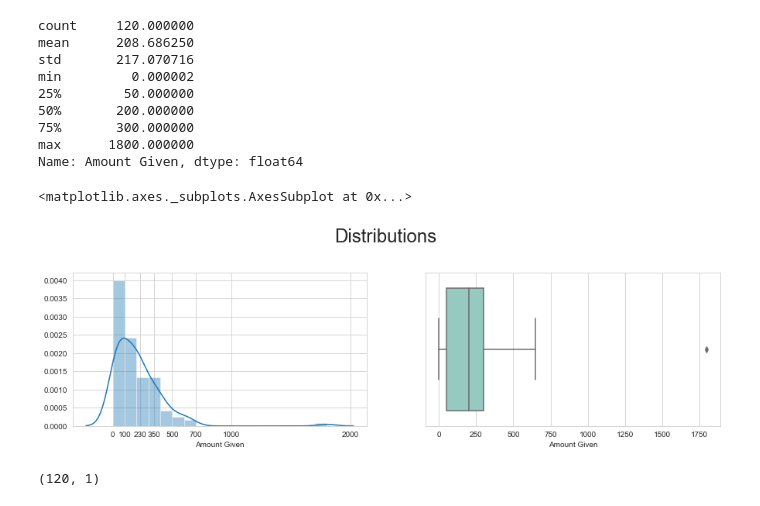
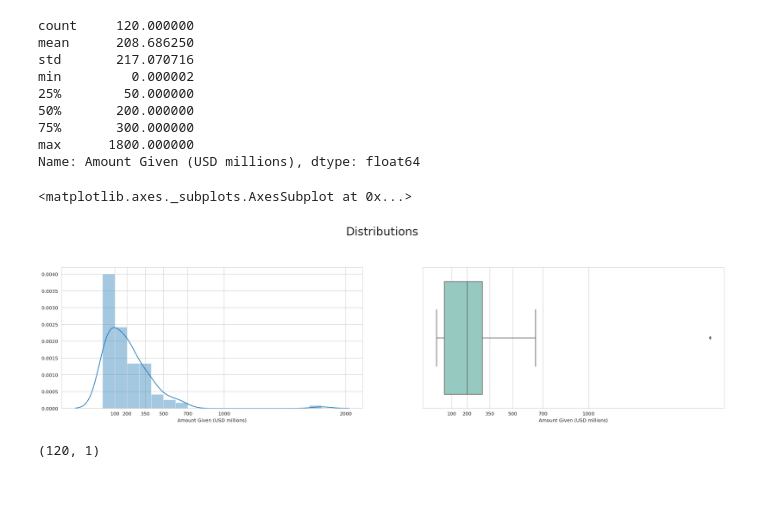
Before and after one commit to hgamit/datastuff, a Jupyter notebook: fundraising/DonorsTop.ipynb, the cells around one changed output. Saved outputs shown, nothing was run; the diff lists cells and outputs as text; code cells hidden in the pictures.

```diff
--- a/fundraising/DonorsTop.ipynb
+++ b/fundraising/DonorsTop.ipynb
@@ -19,10 +19,8 @@ import operator
 warnings.filterwarnings("ignore")
 init_notebook_mode(connected=True)
 
-path = "./"
-
 from pandas import ExcelWriter
 from pandas import ExcelFile
 
-df = pd.read_excel('higherEd.xlsx', sheetname='Largest gift by college')
-dftop = pd.read_excel('higherEd.xlsx', sheetname='Gifts over 50M USD')
+df = pd.read_excel('./input/higherEd.xlsx', sheetname='Largest gift by college')
+dftop = pd.read_excel('./input/higherEd.xlsx', sheetname='Gifts over 50M USD')
@@ -50,6 +27,13 @@ nans = lambda df: df[df.isnull().any(axis=1)]
 # %%
-df['Amount Given'] = (df['Amount Given'].astype(float)/1000000).astype(float)
-df['Year'] = (df['Year Given'].astype(float))
-df = df.drop(['Year Given'], axis=1)
-df.head()
+df['Amount Given (USD millions)'] = (df['Amount Given'].astype(float)/1000000).astype(float)
+df['Year'] = (df['Year Given'].astype(int))
+df = df.drop(['Year Given', 'Amount Given'], axis=1)
+
+dftop['Amount Given (USD millions)'] = (dftop['Amount Given'].astype(float)/1000000).astype(float)
+dftop = dftop.drop(['Amount Given'], axis=1)
+
+result = df.append([dftop])
+result = result.drop_duplicates()
+result.info()
+result.head(n=15)
 # %% [output]
@@ -107,5 +65,5 @@ result.sort_values(by=['Amount Given'], ascending=False).head(n=20)
 # %%
-result['Amount Given'].describe()
+result['Amount Given (USD millions)'].describe()
 # %% [output]
 count     120.000000
 mean      208.686250
@@ -115,23 +73,24 @@ min         0.000002
 50%       200.000000
 75%       300.000000
 max      1800.000000
-Name: Amount Given, dtype: float64
+Name: Amount Given (USD millions), dtype: float64
 # %%
 sns.set_style('whitegrid')
-plt.figure(figsize=(15,8))
+plt.figure(figsize=(25,12))
 plt.suptitle('Distributions', fontsize=24)
 
 plt.subplot(2,2,1)
-plt.xticks([0, 100, 230, 350, 500, 700, 1000, 2000])
+plt.xticks([100, 200, 350, 500, 700, 1000, 2000])
 #plt.xlabel('Purchase amount', fontsize=18)
 
-sns.distplot(result['Amount Given'])
+sns.distplot(result['Amount Given (USD millions)'])
 
 plt.subplot(2,2,2)
-sns.boxplot(x=result['Amount Given'],  palette="Set3")
+plt.xticks([100, 200, 350, 500, 700, 1000, 2000])
+sns.boxplot(x=result['Amount Given (USD millions)'],  palette="Set3")
 # %% [output]
 <matplotlib.axes._subplots.AxesSubplot at 0x...>
-[figure, old version]
+[figure, new version]
 # %%
 # Let's take a look at the updated text
 data_clean = pd.DataFrame(result['Primary Purpose'].apply(round1))
```
Also changed, not shown: parts of 14 cells of this notebook, 3 other files.
